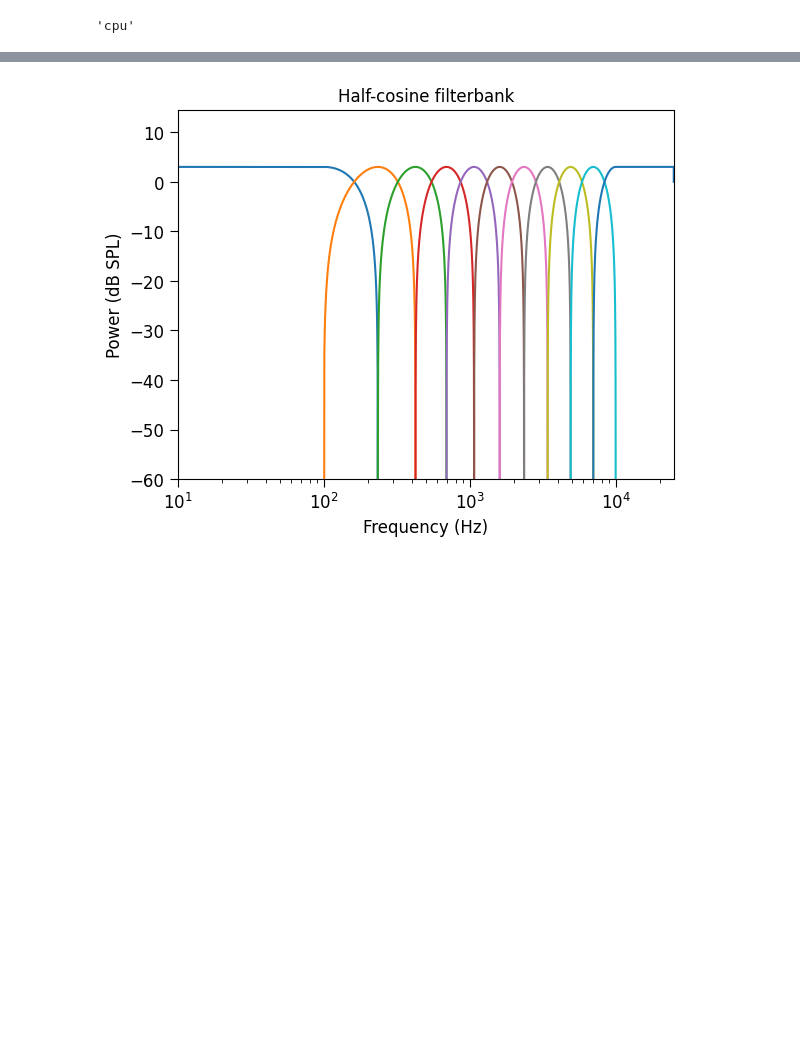
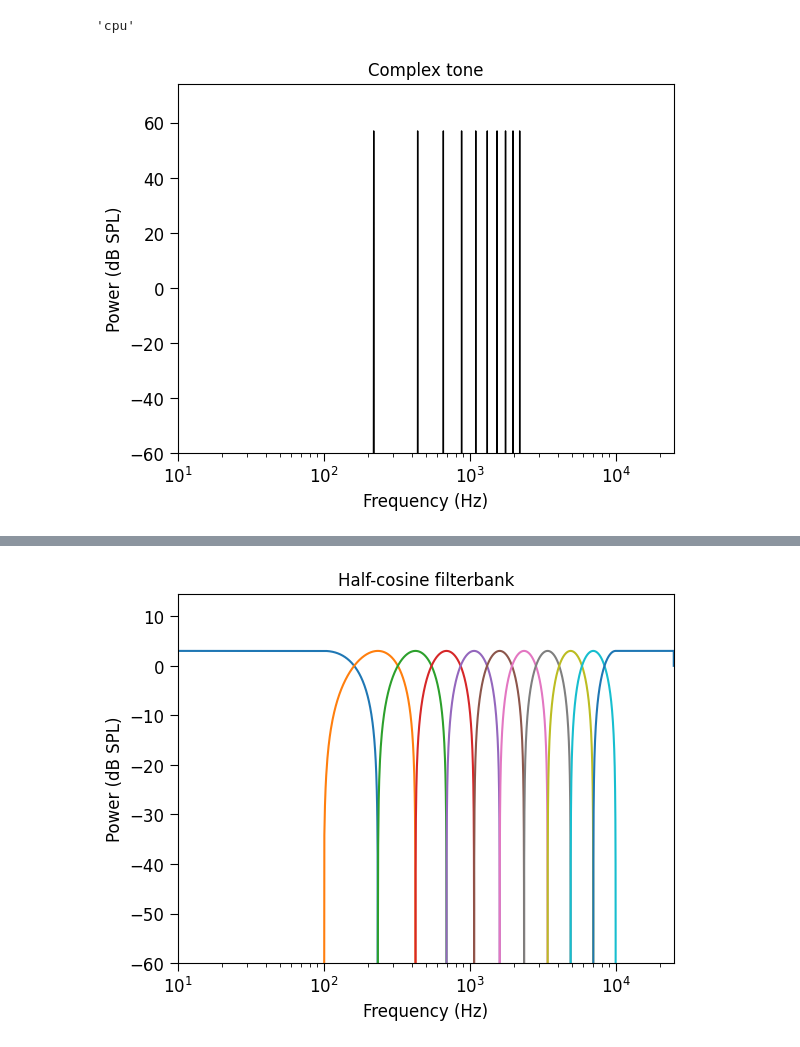
Before and after one commit to msaddler/auditory_model_tutorial, a Jupyter notebook: DEV.ipynb, the cells around one changed output, grey strips where cells are left out. Saved outputs shown, nothing was run; the diff lists cells and outputs as text; code cells hidden in the pictures; blank space fills up the shorter version.

```diff
--- a/DEV.ipynb
+++ b/DEV.ipynb
@@ -19,3 +19,34 @@ device = "cpu"
 device
 # %% [output]
 'cpu'
+# %%
+sr = 50e3
+x = utils.harmonic_complex_tone(
+    sr=sr,
+    dur=0.5,
+    f0=220,
+    phase="sine",
+    harmonics=np.arange(1, 11),
+    amplitudes=0.02,
+)
+
+fig, ax = plt.subplots()
+fxx, pxx = utils.periodogram(x, sr=sr, scaling="spectrum")
+ax.plot(fxx, pxx, color="k", lw=1)
+utils.format_axes(
+    ax,
+    str_title="Complex tone",
+    str_xlabel="Frequency (Hz)",
+    str_ylabel="Power (dB SPL)",
+    xscale="log",
+    yscale="linear",
+    xlimits=[10, sr / 2],
+    ylimits=[-60, None],
+)
+plt.show()
+
+# fig, ax = utils.make_periodogram_plot(x, sr, str_title="Complex tone")
+
+ipd.display(ipd.Audio(rate=sr, data=x))
+# %% [output]
+[figure, added]
```
Also changed, not shown: parts of 10 cells of this notebook, 1 other file.
